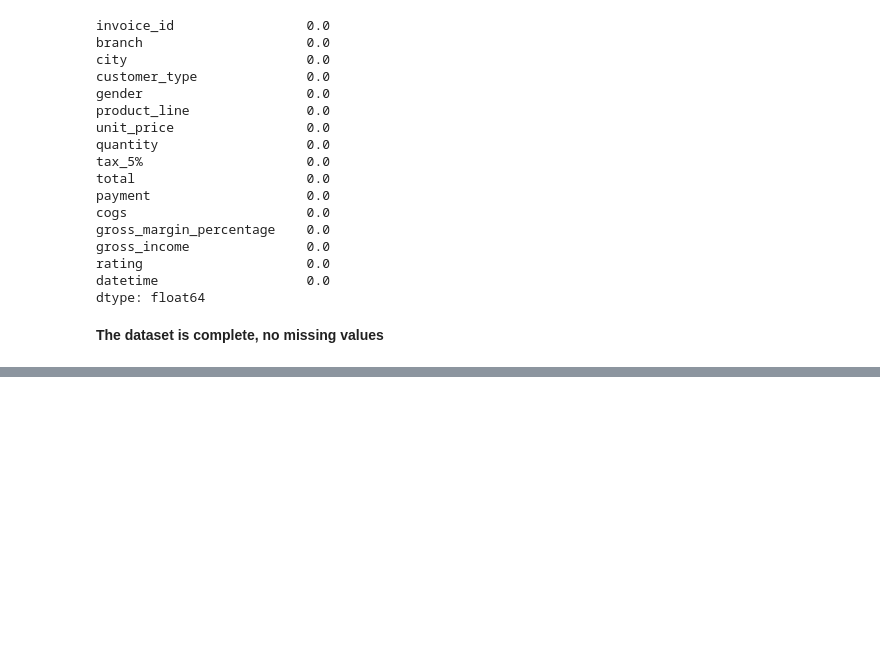
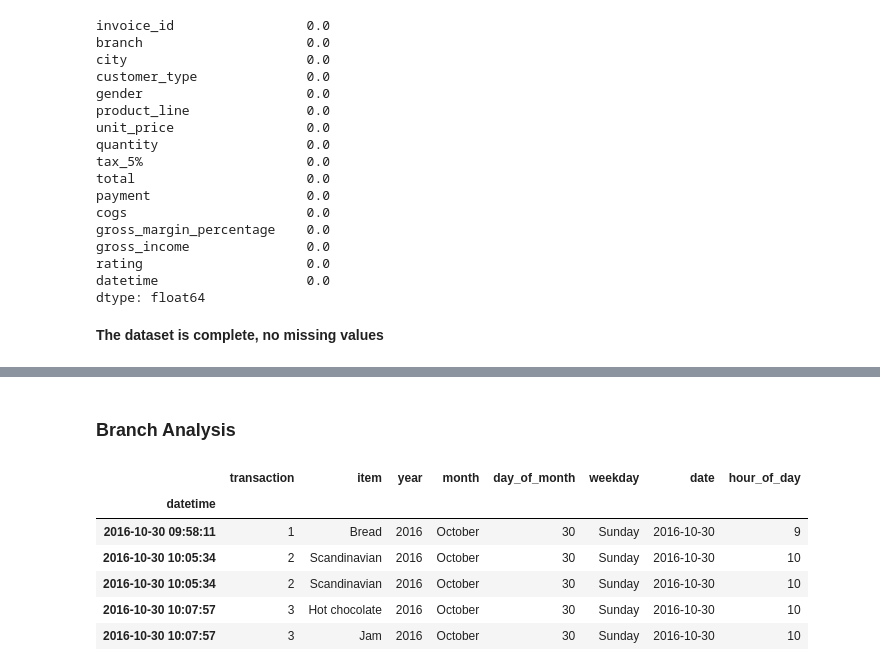
Before and after one commit to maudlcrf/rcg, a Jupyter notebook: challenge_1/Challenge1_Christopher.ipynb, the cells around one changed output, grey strips where cells are left out. Cells and saved outputs as stored; diff of their text form; code cells hidden in the pictures; blank space fills up the shorter version.

```diff
--- a/challenge_1/Challenge1_Christopher.ipynb
+++ b/challenge_1/Challenge1_Christopher.ipynb
@@ -196,0 +306,12 @@ super_data.describe()
+# %% [markdown]
+### Branch Analysis
+# %%
+pos.head()
+# %% [output]
+|  | transaction | item | year | month | day_of_month | weekday | date | hour_of_day |
+| datetime |  |  |  |  |  |  |  |  |
+| 2016-10-30 09:58:11 | 1 | Bread | 2016 | October | 30 | Sunday | 2016-10-30 | 9 |
+| 2016-10-30 10:05:34 | 2 | Scandinavian | 2016 | October | 30 | Sunday | 2016-10-30 | 10 |
+| 2016-10-30 10:05:34 | 2 | Scandinavian | 2016 | October | 30 | Sunday | 2016-10-30 | 10 |
+| 2016-10-30 10:07:57 | 3 | Hot chocolate | 2016 | October | 30 | Sunday | 2016-10-30 | 10 |
+| 2016-10-30 10:07:57 | 3 | Jam | 2016 | October | 30 | Sunday | 2016-10-30 | 10 |
```
Also changed, not shown: parts of 27 cells of this notebook.
